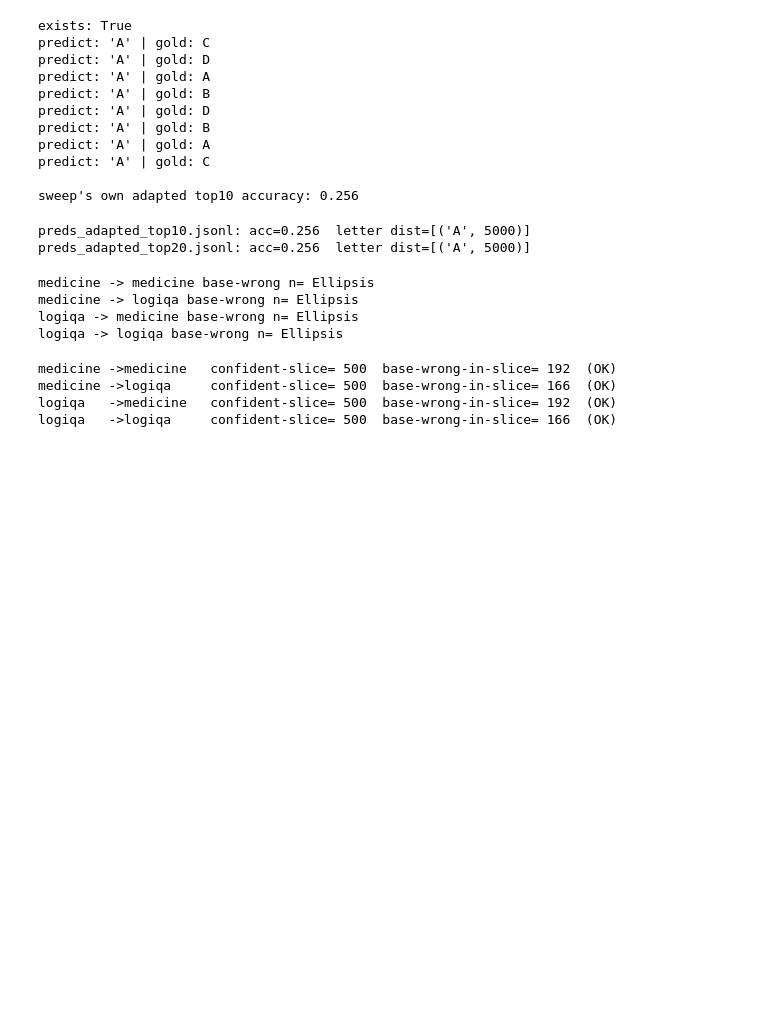
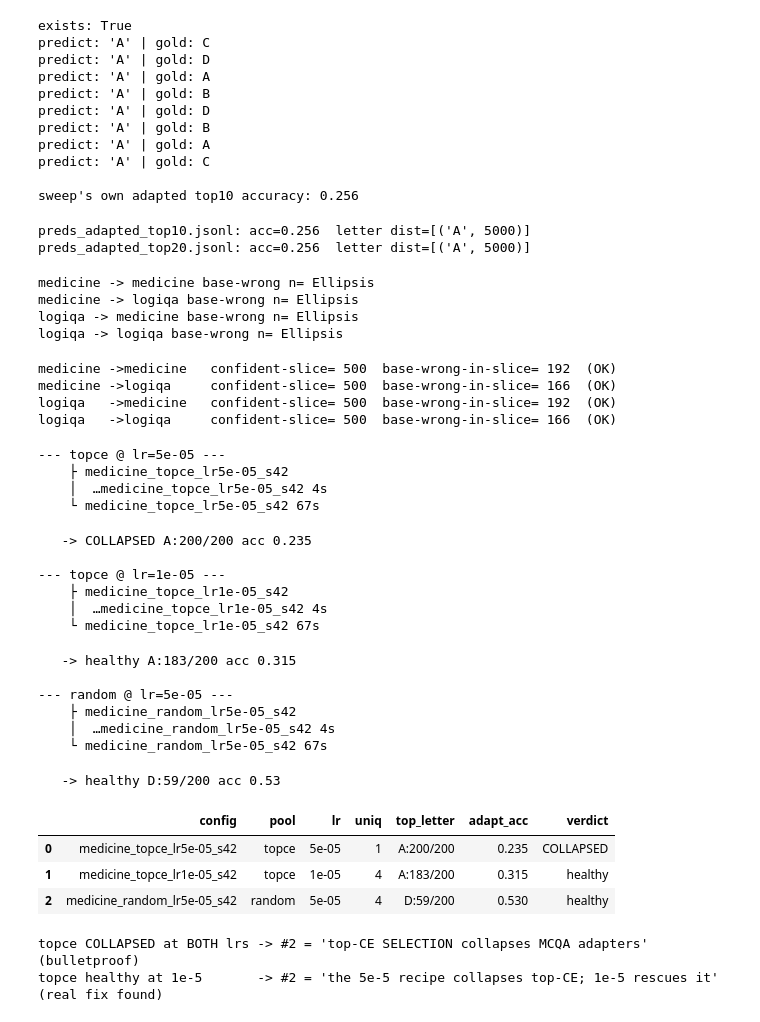
Before and after one commit to UTD2026/Mixed_Dataset_Testing_STA, a Jupyter notebook: Job4_crossdomain.ipynb, the cells around one changed output. Saved outputs shown, nothing was run; the diff lists cells and outputs as text; code cells hidden in the pictures; blank space fills up the shorter version.

```diff
--- a/Job4_crossdomain.ipynb
+++ b/Job4_crossdomain.ipynb
@@ -570,3 +570,55 @@ medicine ->medicine   confident-slice= 500  base-wrong-in-slice= 192  (OK)
 medicine ->logiqa     confident-slice= 500  base-wrong-in-slice= 166  (OK)
 logiqa   ->medicine   confident-slice= 500  base-wrong-in-slice= 192  (OK)
 logiqa   ->logiqa     confident-slice= 500  base-wrong-in-slice= 166  (OK)
+# %%
+from collections import Counter
+def train_and_probe(domain, pool_mode, lr, seed=42, n_probe=200):
+    rows=[json.loads(l) for l in open(SWEEP[domain]/"features.jsonl")]
+    sel=select_pool(rows, pool_mode, seed=seed)
+    tag=f"{domain}_{pool_mode}_lr{lr:.0e}_s{seed}"
+    W=Path(WORK)/"collapse_probe"/tag; W.mkdir(parents=True,exist_ok=True)
+    json.dump({"selected":[{"idx":int(i),"weight":1.0} for i in sel]},open(W/"sel.json","w"))
+    adir=W/"adapter"
+    if not (adir/"adapter_model.safetensors").exists():
+        sh([sys.executable,str(SCRIPTS/"ab_train_ttl.py"),"--model",MODEL,"--data",str(DATA[domain]),
+            "--selection-file",str(W/"sel.json"),"--max-samples","5000","--learning-rate",str(lr),
+            "--output-dir",str(adir),"--no-merge"], W/"train.log", tag)
+    recs=json.load(open(DATA[domain]))[:n_probe]; at=grading.detect_answer_type(domain)
+    am,atok=load_adapter(MODEL,adir)
+    ap,_,_=hf_greedy(am,atok,recs,list(range(n_probe)),max_new=GEN_MAXNEW,desc=tag); del am; torch.cuda.empty_cache()
+    letters=[str(grading.extract(ap[i],at).value) for i in range(n_probe)]
+    acc=np.mean([grading.is_correct(grading.extract(ap[i],at).value, goldof(recs[i]), at) for i in range(n_probe)])
+    uniq=len(set(letters)); top=Counter(letters).most_common(1)[0]
+    return dict(config=tag, pool=pool_mode, lr=f"{lr:.0e}", uniq=uniq, top_letter=f"{top[0]}:{top[1]}/{n_probe}",
+                adapt_acc=round(float(acc),3), verdict=("COLLAPSED" if (uniq<=1 or top[1]>=0.95*n_probe) else "healthy"))
+probe=[]
+for pool_mode,lr in [("topce",5e-5),("topce",1e-5),("random",5e-5)]:
+    print(f"\n--- {pool_mode} @ lr={lr:.0e} ---", flush=True)
+    probe.append(train_and_probe("medicine", pool_mode, lr)); print("   ->", probe[-1]["verdict"], probe[-1]["top_letter"], "acc", probe[-1]["adapt_acc"])
+PROBE=pd.DataFrame(probe); display(PROBE)
+print("\ntopce COLLAPSED at BOTH lrs -> #2 = 'top-CE SELECTION collapses MCQA adapters' (bulletproof)")
+print("topce healthy at 1e-5       -> #2 = 'the 5e-5 recipe collapses top-CE; 1e-5 rescues it' (real fix found)")
+# %% [output]
+--- topce @ lr=5e-05 ---
+    ├ medicine_topce_lr5e-05_s42
+    │  …medicine_topce_lr5e-05_s42 4s
+    └ medicine_topce_lr5e-05_s42 67s
+   -> COLLAPSED A:200/200 acc 0.235
+
+--- topce @ lr=1e-05 ---
+    ├ medicine_topce_lr1e-05_s42
+    │  …medicine_topce_lr1e-05_s42 4s
+    └ medicine_topce_lr1e-05_s42 67s
+   -> healthy A:183/200 acc 0.315
+
+--- random @ lr=5e-05 ---
+    ├ medicine_random_lr5e-05_s42
+    │  …medicine_random_lr5e-05_s42 4s
+    └ medicine_random_lr5e-05_s42 67s
+   -> healthy D:59/200 acc 0.53
+|  | config | pool | lr | uniq | top_letter | adapt_acc | verdict |
+| 0 | medicine_topce_lr5e-05_s42 | topce | 5e-05 | 1 | A:200/200 | 0.235 | COLLAPSED |
+| 1 | medicine_topce_lr1e-05_s42 | topce | 1e-05 | 4 | A:183/200 | 0.315 | healthy |
+| 2 | medicine_random_lr5e-05_s42 | random | 5e-05 | 4 | D:59/200 | 0.530 | healthy |
+topce COLLAPSED at BOTH lrs -> #2 = 'top-CE SELECTION collapses MCQA adapters' (bulletproof)
+topce healthy at 1e-5       -> #2 = 'the 5e-5 recipe collapses top-CE; 1e-5 rescues it' (real fix found)
```
Also changed, not shown: parts of 2 cells of this notebook.
